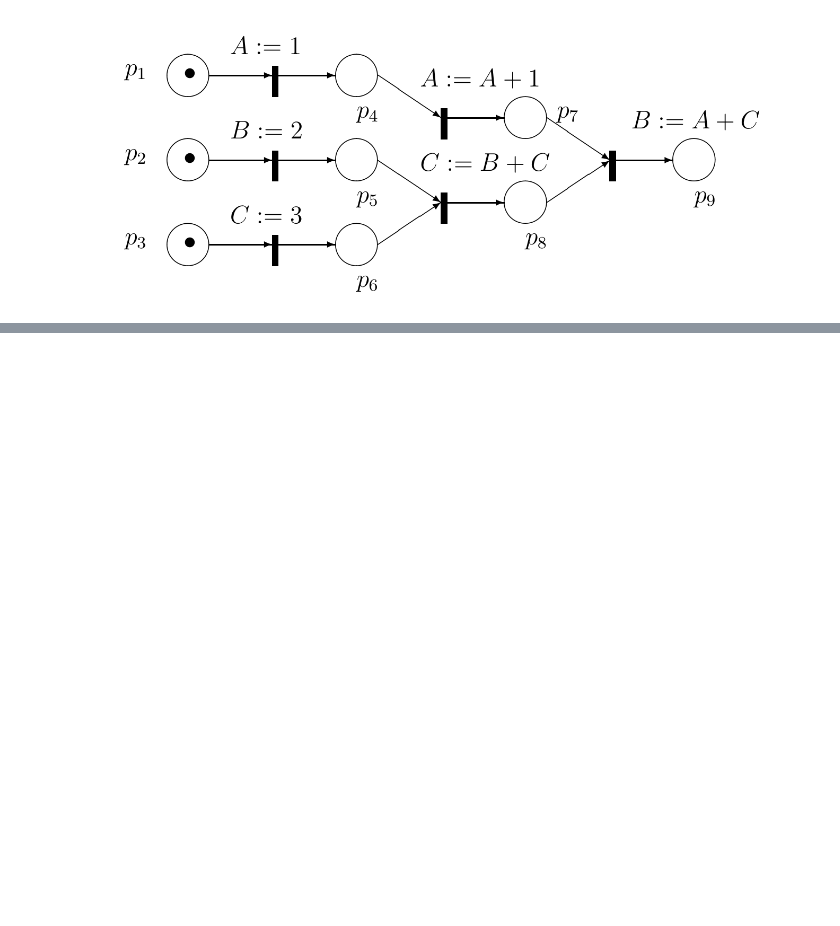
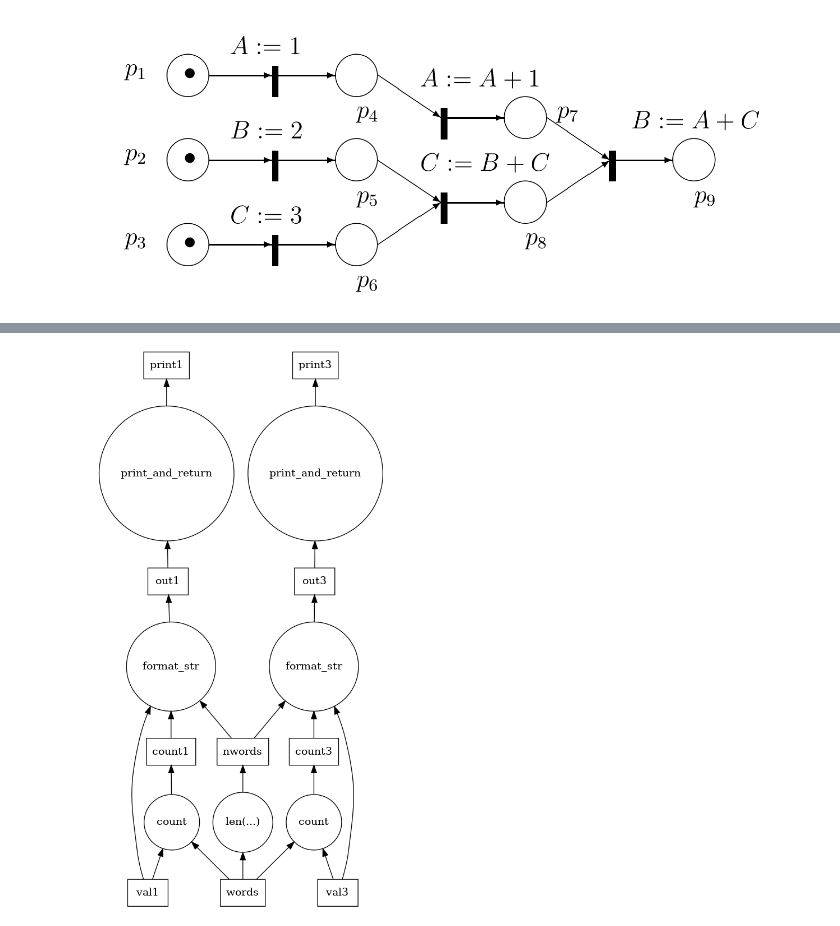
Before and after one commit to celiacintas/FTI, a Jupyter notebook: Redes de Petri.ipynb, the cells around one changed output, grey strips where cells are left out. Saved outputs shown, nothing was run; the diff lists cells and outputs as text; code cells hidden in the pictures; blank space fills up the shorter version.

```diff
--- a/Redes de Petri.ipynb
+++ b/Redes de Petri.ipynb
@@ -79,0 +124,5 @@ total.compute()
+# %%
+dsk1, dependencies = cull(dsk, outputs)
+dot_graph(dsk1)
+# %% [output]
+[figure, added]
```
Also changed, not shown: parts of 32 cells of this notebook.
